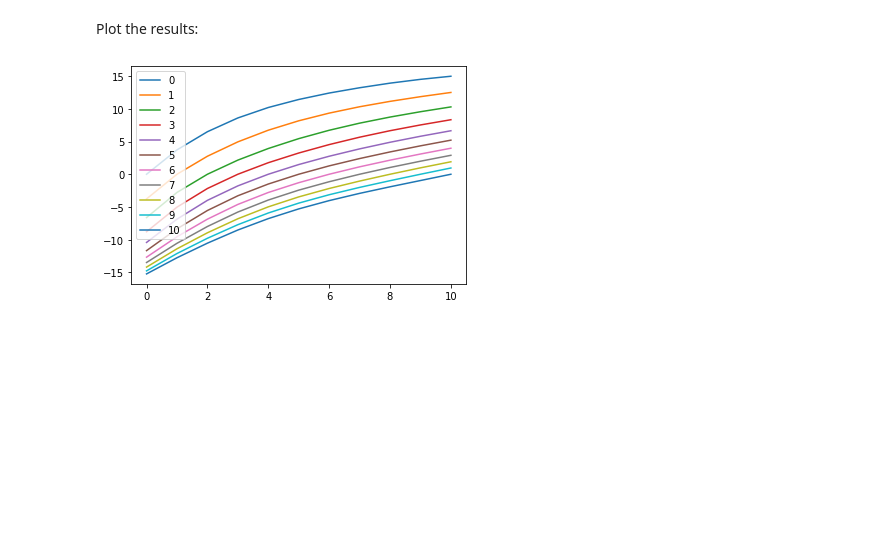
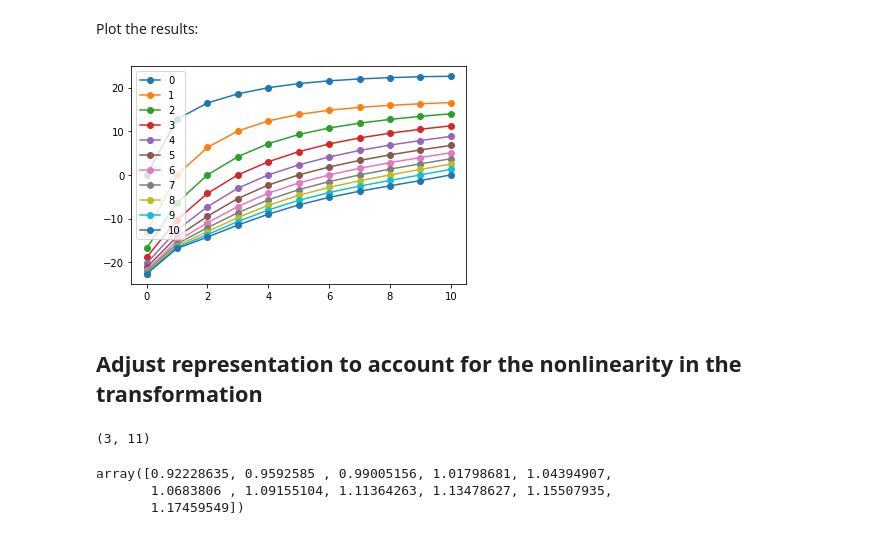
Before and after one commit to Jorgvt/PerceptualTests, a Jupyter notebook: Experiments/crispening_effect_perceptnet.ipynb, the cells around one changed output. Drawn from its saved outputs; the diff is of its cells as text; code cells hidden in the pictures; blank space fills up the shorter version.

```diff
--- a/Experiments/crispening_effect_perceptnet.ipynb
+++ b/Experiments/crispening_effect_perceptnet.ipynb
@@ -22,7 +22,7 @@ N = 11
 img_size = (384,512)
 square_size = (96,128)
 # %%
-atd = np.array([[10,a,0] for a in np.linspace(-5,5,N)]).T
+atd = np.array([[60,a,0] for a in np.linspace(-20,20,N)]).T
 atd.shape
 # %% [output]
 (3, 11)
@@ -121,8 +121,22 @@ Plot the results:
 # %%
 plt.figure()
 for i, readout in enumerate(all_readouts):
-    plt.plot(readout, label=i)
+    plt.plot(readout, '-o', label=i)
 plt.legend()
 plt.show()
 # %% [output]
-[figure, old version]
+[figure, new version]
+# %% [markdown]
+## Adjust representation to account for the nonlinearity in the transformation
+# %%
+rgb = atd2rgb(atd)
+rgb.shape
+# %% [output]
+(3, 11)
+# %%
+dist_rgb = (rgb**2).sum(axis=0)**(1/2)
+dist_rgb
+# %% [output]
+array([0.92228635, 0.9592585 , 0.99005156, 1.01798681, 1.04394907,
+       1.0683806 , 1.09155104, 1.11364263, 1.13478627, 1.15507935,
+       1.17459549])
```
Also changed, not shown: parts of 4 cells of this notebook, 2 other files.
